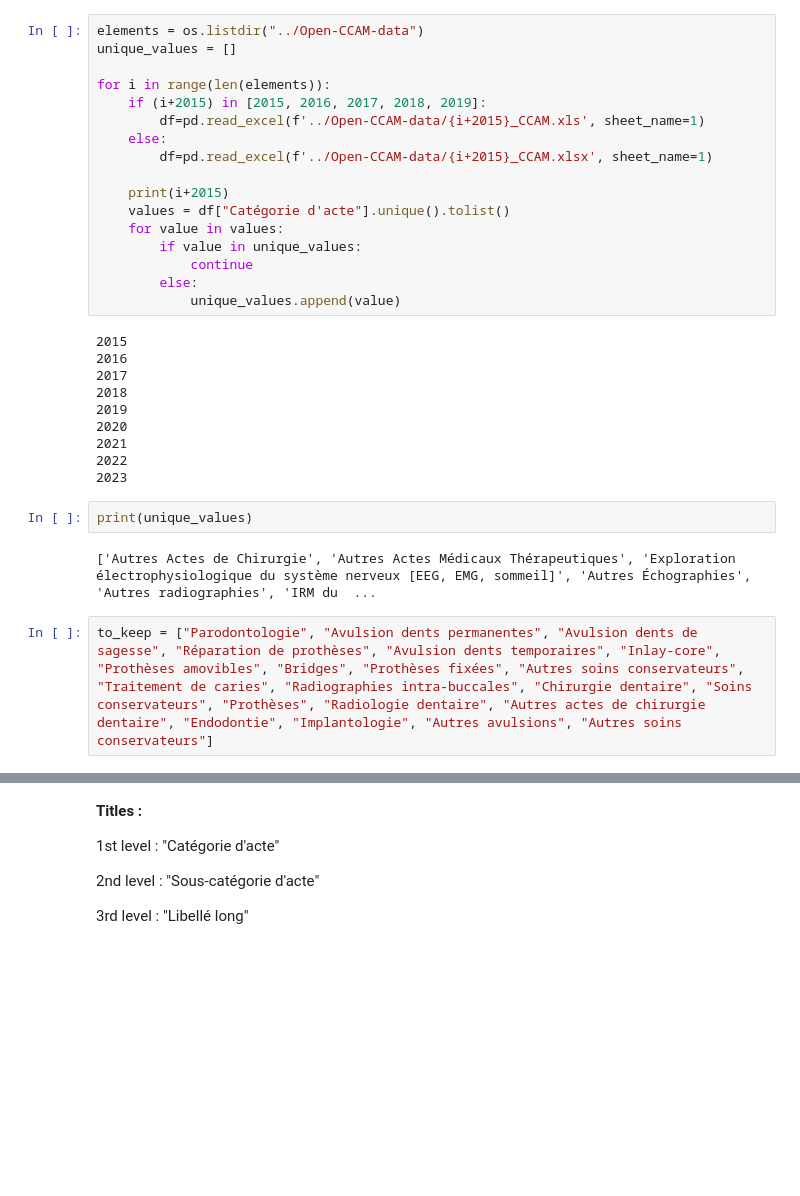
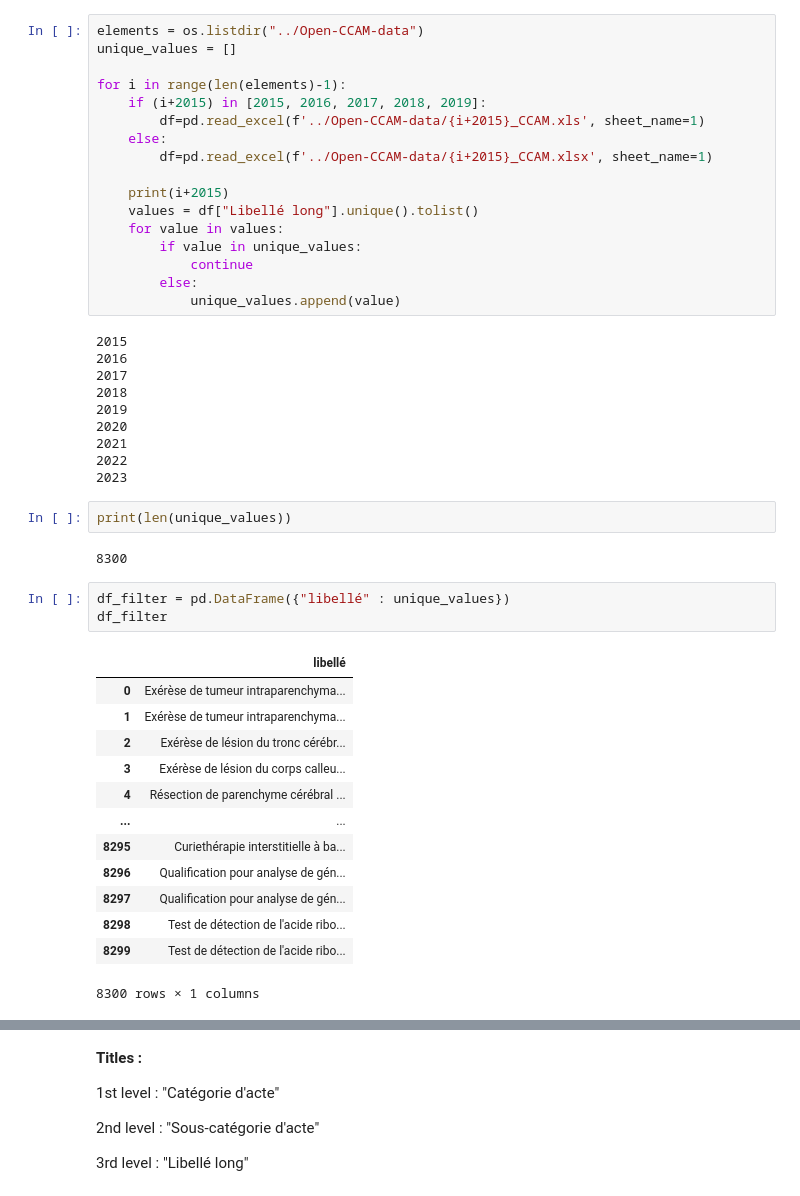
Before and after one commit to bparent11/analysingEffectOfHealthPlanInFrance, a Jupyter notebook: code/work_on_dental_field.ipynb, the cells around one changed output, grey strips where cells are left out. Drawn from its saved outputs; the diff is of its cells as text; blank space fills up the shorter version.

```diff
--- a/code/work_on_dental_field.ipynb
+++ b/code/work_on_dental_field.ipynb
@@ -16,14 +16,14 @@ importlib.reload(functions)
 elements = os.listdir("../Open-CCAM-data")
 unique_values = []
 
-for i in range(len(elements)):
+for i in range(len(elements)-1):
     if (i+2015) in [2015, 2016, 2017, 2018, 2019]:
         df=pd.read_excel(f'../Open-CCAM-data/{i+2015}_CCAM.xls', sheet_name=1)
     else:
         df=pd.read_excel(f'../Open-CCAM-data/{i+2015}_CCAM.xlsx', sheet_name=1)
 
     print(i+2015)
-    values = df["Catégorie d'acte"].unique().tolist()
+    values = df["Libellé long"].unique().tolist()
     for value in values:
         if value in unique_values:
             continue
@@ -40,8 +40,23 @@ for i in range(len(elements)):
 2022
 2023
 # %%
-print(unique_values)
+print(len(unique_values))
 # %% [output]
-['Autres Actes de Chirurgie', 'Autres Actes Médicaux Thérapeutiques', 'Exploration électrophysiologique du système nerveux [EEG, EMG, sommeil]', 'Autres Échographies', 'Autres radiographies', 'IRM du  ...
+8300
-# %%
-to_keep = ["Parodontologie", "Avulsion dents permanentes", "Avulsion dents de sagesse", "Réparation de prothèses", "Avulsion dents temporaires", "Inlay-core", "Prothèses amovibles", "Bridges", "Prothèses fixées", "Autres soins conservateurs", "Traitement de caries", "Radiographies intra-buccales", "Chirurgie dentaire", "Soins conservateurs", "Prothèses", "Radiologie dentaire", "Autres actes de chirurgie dentaire", "Endodontie", "Implantologie", "Autres avulsions", "Autres soins conservateurs"]
+# %%
+df_filter = pd.DataFrame({"libellé" : unique_values})
+df_filter
+# %% [output]
+|  | libellé |
+| 0 | Exérèse de tumeur intraparenchyma... |
+| 1 | Exérèse de tumeur intraparenchyma... |
+| 2 | Exérèse de lésion du tronc cérébr... |
+| 3 | Exérèse de lésion du corps calleu... |
+| 4 | Résection de parenchyme cérébral ... |
+| ... | ... |
+| 8295 | Curiethérapie interstitielle à ba... |
+| 8296 | Qualification pour analyse de gén... |
+| 8297 | Qualification pour analyse de gén... |
+| 8298 | Test de détection de l'acide ribo... |
+| 8299 | Test de détection de l'acide ribo... |
+8300 rows × 1 columns
```
Also changed, not shown: parts of 35 cells of this notebook, 2 other files.
